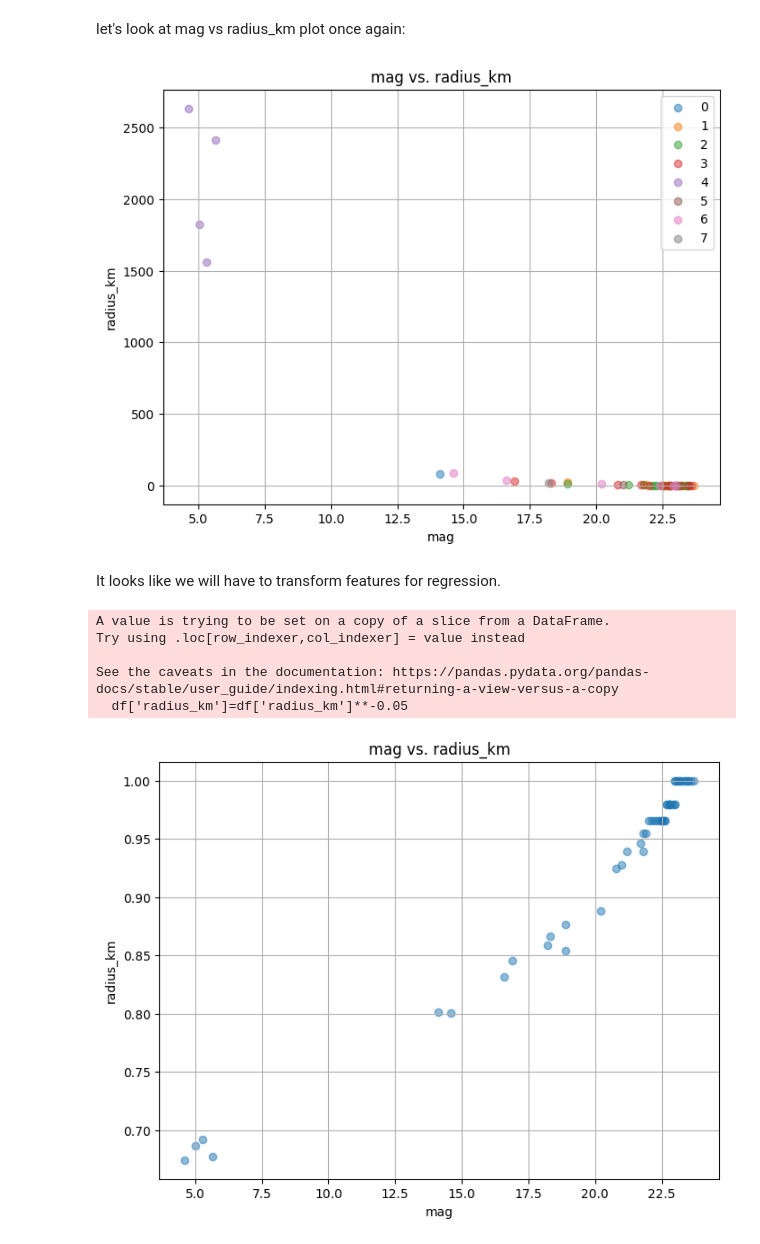
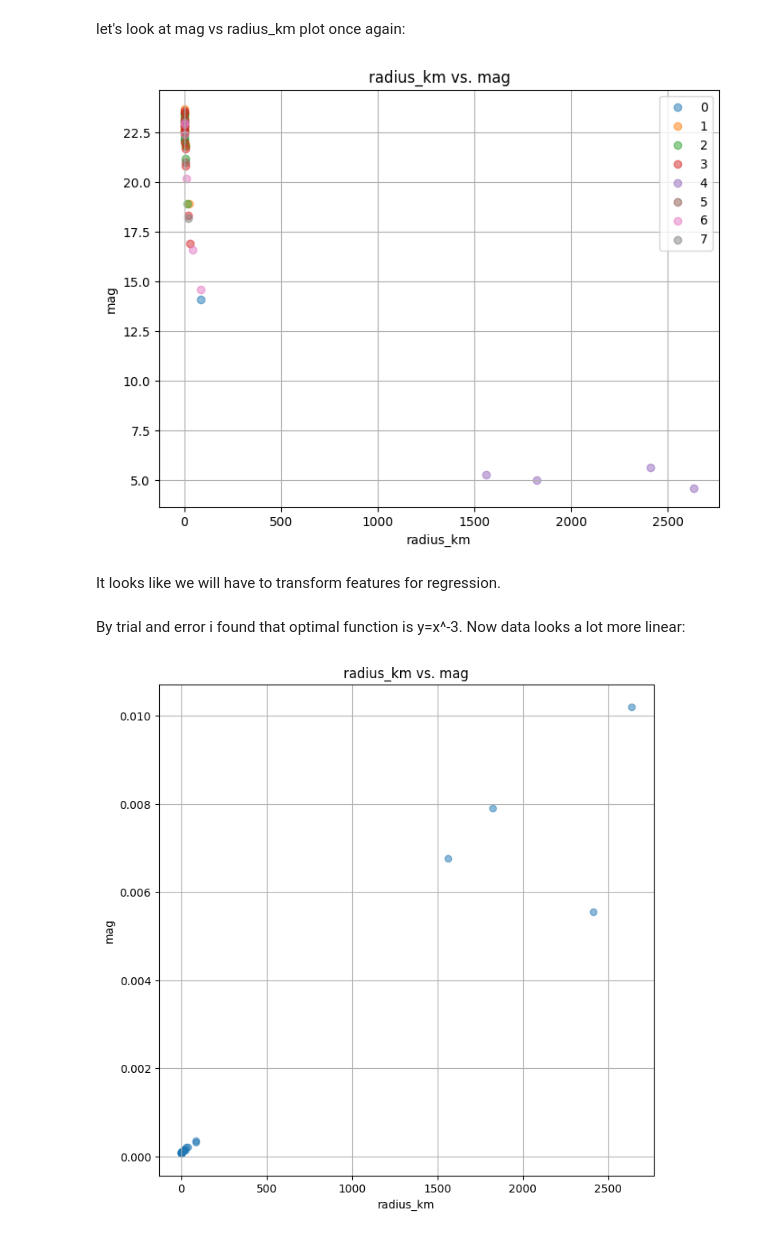
Before and after one commit to lt22412/jupiters_moons_project, a Jupyter notebook: jupiter_analysis.ipynb, the cells around one changed output. Saved outputs shown, nothing was run; the diff lists cells and outputs as text; code cells hidden in the pictures.

Commit message:
Added 1/x^3 regression for mag values.

```diff
--- a/jupiter_analysis.ipynb
+++ b/jupiter_analysis.ipynb
@@ -606,31 +595,25 @@ df.head()
 # %% [markdown]
 let's look at mag vs radius_km plot once again:
 # %%
-moons.plot_columns('mag','radius_km',use_group=True)
+moons.plot_columns('radius_km','mag',use_group=True)
 # %% [output]
-[figure, old version]
+[figure, new version]
 # %% [markdown]
 It looks like we will have to transform features for regression.
-# %%
-df=moons.data[['mag','mass_kg','radius_km']]
-df['radius_km']=df['radius_km']**-0.05
-# %% [output]
-A value is trying to be set on a copy of a slice from a DataFrame.
-Try using .loc[row_indexer,col_indexer] = value instead
-
-See the caveats in the documentation: https://pandas.pydata.org/pandas-docs/stable/user_guide/indexing.html#returning-a-view-versus-a-copy
-  df['radius_km']=df['radius_km']**-0.05
+# %%
+moons.data['mag']=moons.data['mag']**-3
+# %% [markdown]
+By trial and error i found that optimal function is y=x^-3. Now data looks a lot more linear:
 # %%
-column_x = 'mag'  # Replace with the name of your first column
-column_y = 'radius_km'  # Replace with the name of your second column
+column_x = 'radius_km'
+column_y = 'mag'
 
-# Create a scatter plot
-plt.figure(figsize=(8, 6))  # You can adjust the figure size as needed
-plt.scatter(df[column_x], df[column_y], alpha=0.5)  # alpha controls the transparency
+plt.figure(figsize=(8, 8))
+plt.scatter(moons.data[column_x], moons.data[column_y], alpha=0.5)
 plt.title(f'{column_x} vs. {column_y}')
 plt.xlabel(column_x)
 plt.ylabel(column_y)
 plt.grid(True)
 plt.show()
 # %% [output]
-[figure, old version]
+[figure, new version]
```
Also changed, not shown: parts of 13 cells of this notebook, 1 other file.
